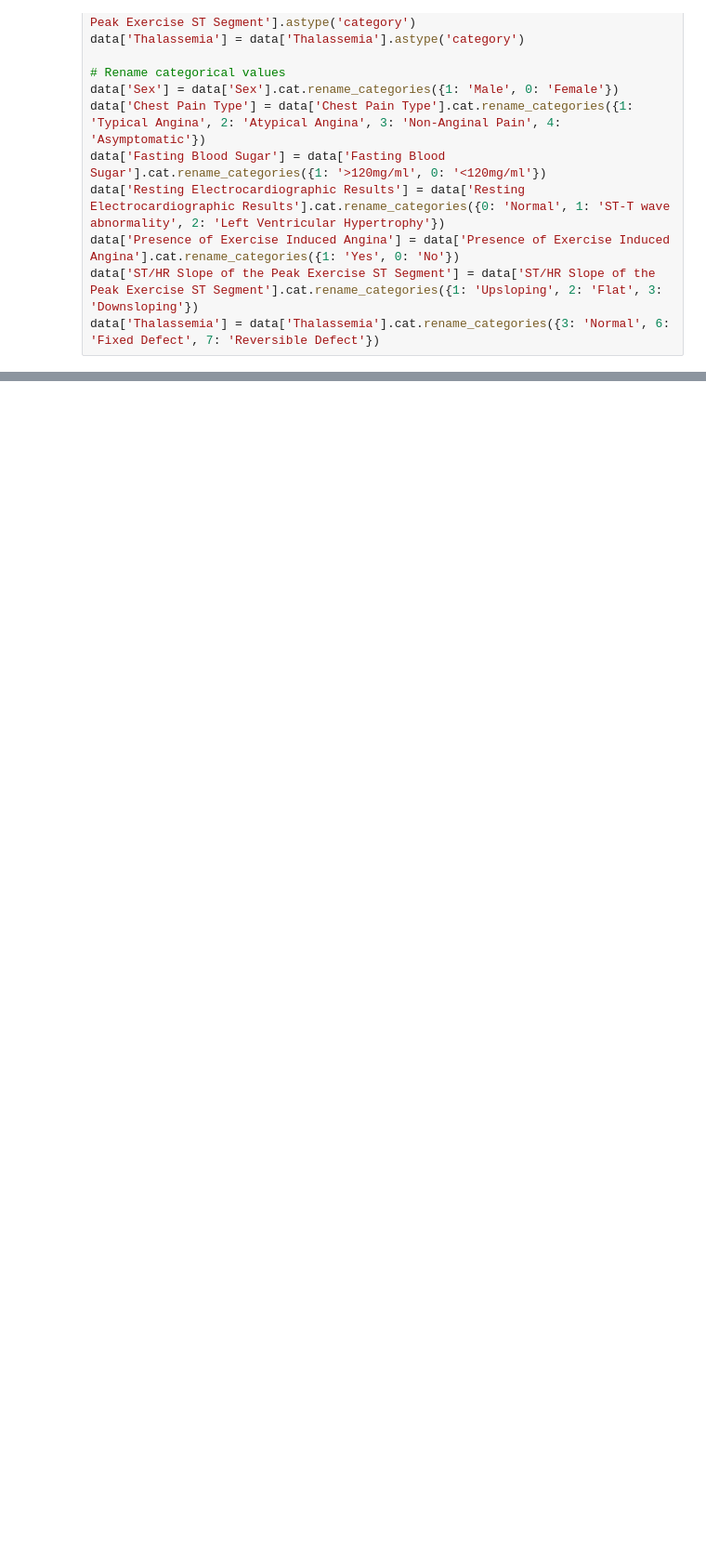
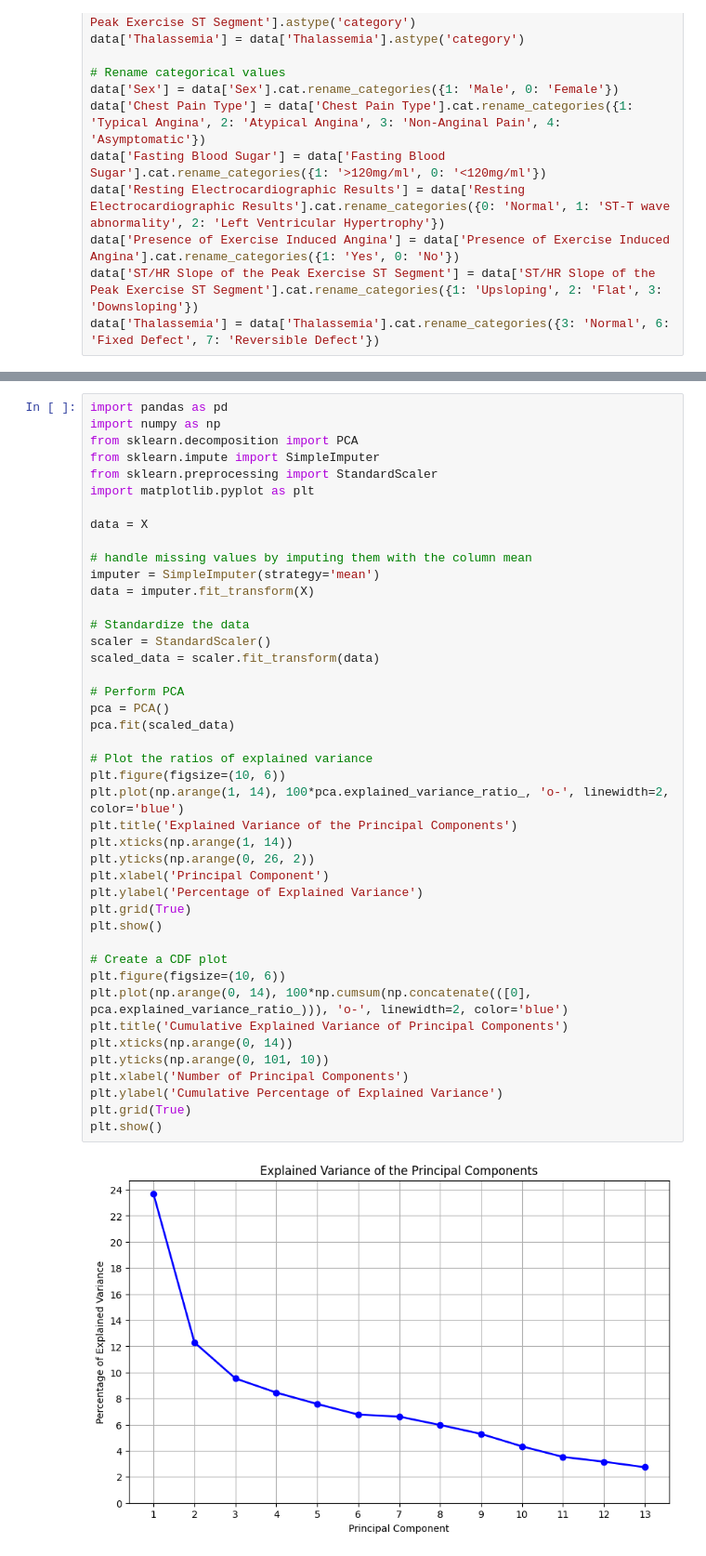
Before and after one commit to abasu2/ecs171final, a Jupyter notebook: code/graphs.ipynb, the cells around one changed output, grey strips where cells are left out. Shown at 93% size. Drawn from its saved outputs; the diff is of its cells as text; blank space fills up the shorter version.

```diff
--- a/code/graphs.ipynb
+++ b/code/graphs.ipynb
@@ -131,0 +133,45 @@ for col in numerical_columns:
+# %%
+import pandas as pd
+import numpy as np
+from sklearn.decomposition import PCA
+from sklearn.impute import SimpleImputer
+from sklearn.preprocessing import StandardScaler
+import matplotlib.pyplot as plt
+
+data = X
+
+# handle missing values by imputing them with the column mean
+imputer = SimpleImputer(strategy='mean')
+data = imputer.fit_transform(X)
+
+# Standardize the data
+scaler = StandardScaler()
+scaled_data = scaler.fit_transform(data)
+
+# Perform PCA
+pca = PCA()
+pca.fit(scaled_data)
+
+# Plot the ratios of explained variance
+plt.figure(figsize=(10, 6))
+plt.plot(np.arange(1, 14), 100*pca.explained_variance_ratio_, 'o-', linewidth=2, color='blue')
+plt.title('Explained Variance of the Principal Components')
+plt.xticks(np.arange(1, 14))
+plt.yticks(np.arange(0, 26, 2))
+plt.xlabel('Principal Component')
+plt.ylabel('Percentage of Explained Variance')
+plt.grid(True)
+plt.show()
+
+# Create a CDF plot
+plt.figure(figsize=(10, 6))
+plt.plot(np.arange(0, 14), 100*np.cumsum(np.concatenate(([0], pca.explained_variance_ratio_))), 'o-', linewidth=2, color='blue')
+plt.title('Cumulative Explained Variance of Principal Components')
+plt.xticks(np.arange(0, 14))
+plt.yticks(np.arange(0, 101, 10))
+plt.xlabel('Number of Principal Components')
+plt.ylabel('Cumulative Percentage of Explained Variance')
+plt.grid(True)
+plt.show()
+# %% [output]
+[figure, added]
```
Also changed, not shown: parts of 3 cells of this notebook, 7 other files.
